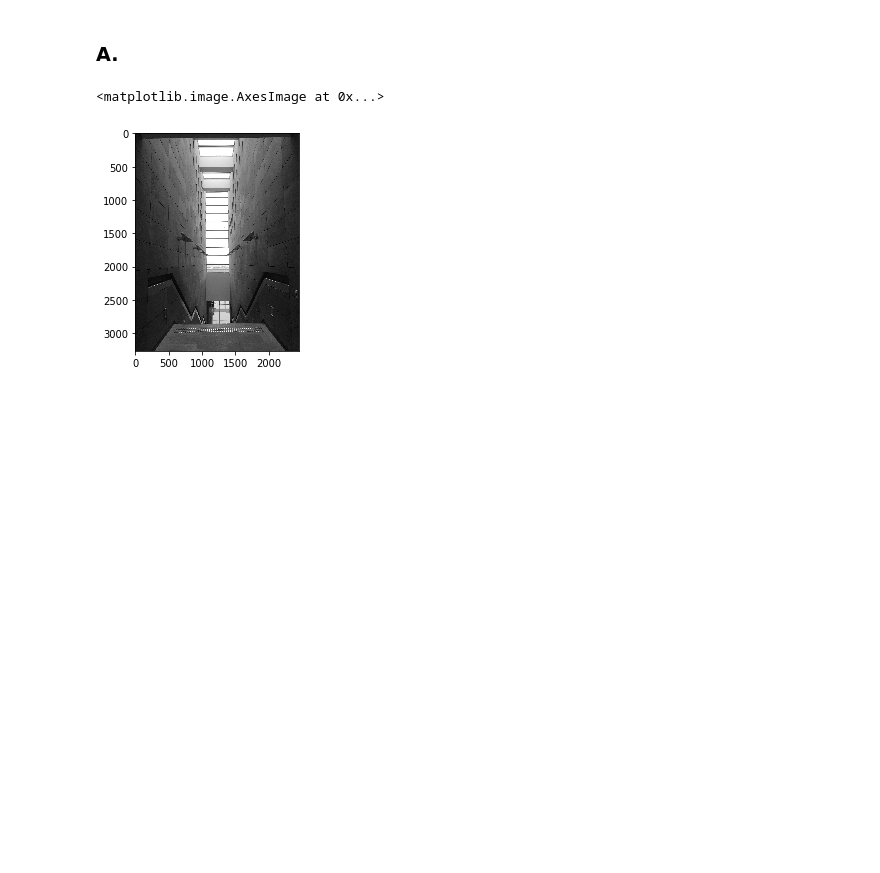
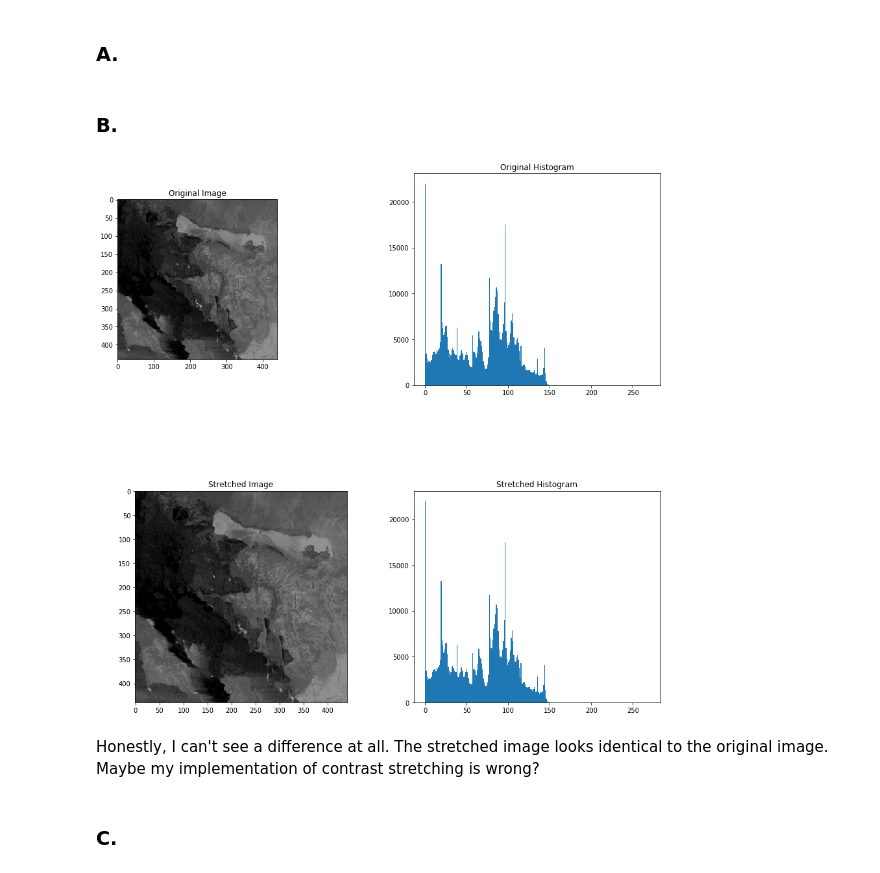
Before and after one commit to kahlinbaughman/483, a Jupyter notebook: Homework2/Homework2.ipynb, the cells around one changed output. Saved outputs shown, nothing was run; the diff lists cells and outputs as text; code cells hidden in the pictures; blank space fills up the shorter version.

```diff
--- a/Homework2/Homework2.ipynb
+++ b/Homework2/Homework2.ipynb
@@ -59,5 +98,0 @@ wall_gray_eq = np.reshape(wall_gray_eq, wall_gray.shape)
-# %%
-plt.imshow(wall_gray, cmap="gray")
-# %% [output]
-<matplotlib.image.AxesImage at 0x...>
-[figure, removed]
@@ -63,0 +122,33 @@ plt.imshow(wall_gray, cmap="gray")
+# %% [markdown]
+### B.
+# %%
+landsat_og = Image.open('landsat.jpg')
+landsat_str = contrast_stretch(landsat_og)
+
+#Flat versions for histogram
+
+landsat_og_flat = np.asarray(landsat).flatten()
+landsat_str_flat = np.asarray(landsat_str).flatten()
+
+fig_stretch = plt.figure()
+fig_stretch.subplots_adjust(hspace=.5)
+fig_stretch.set_figheight(15)
+fig_stretch.set_figwidth(15)
+sub_one_str = fig_stretch.add_subplot(231)
+sub_two_str = fig_stretch.add_subplot(222)
+sub_three_str = fig_stretch.add_subplot(223)
+sub_four_str = fig_stretch.add_subplot(224)
+sub_one_str.title.set_text("Original Image")
+sub_two_str.title.set_text("Original Histogram")
+sub_three_str.title.set_text("Stretched Image")
+sub_four_str.title.set_text("Stretched Histogram")
+sub_one_str.imshow(landsat_og)
+var1, var2, var3 = sub_two_str.hist(landsat_og_flat, 256, [0,270])
+sub_three_str.imshow(landsat_str)
+var1, var2, var3 = sub_four_str.hist(landsat_str_flat, 256, [0,270])
+# %% [output]
+[figure, added]
+# %% [markdown]
+Honestly, I can't see a difference at all. The stretched image looks identical to the original image. Maybe my implementation of contrast stretching is wrong?
+# %% [markdown]
+### C.
```
Also changed, not shown: parts of 17 cells of this notebook, 18 other files.
